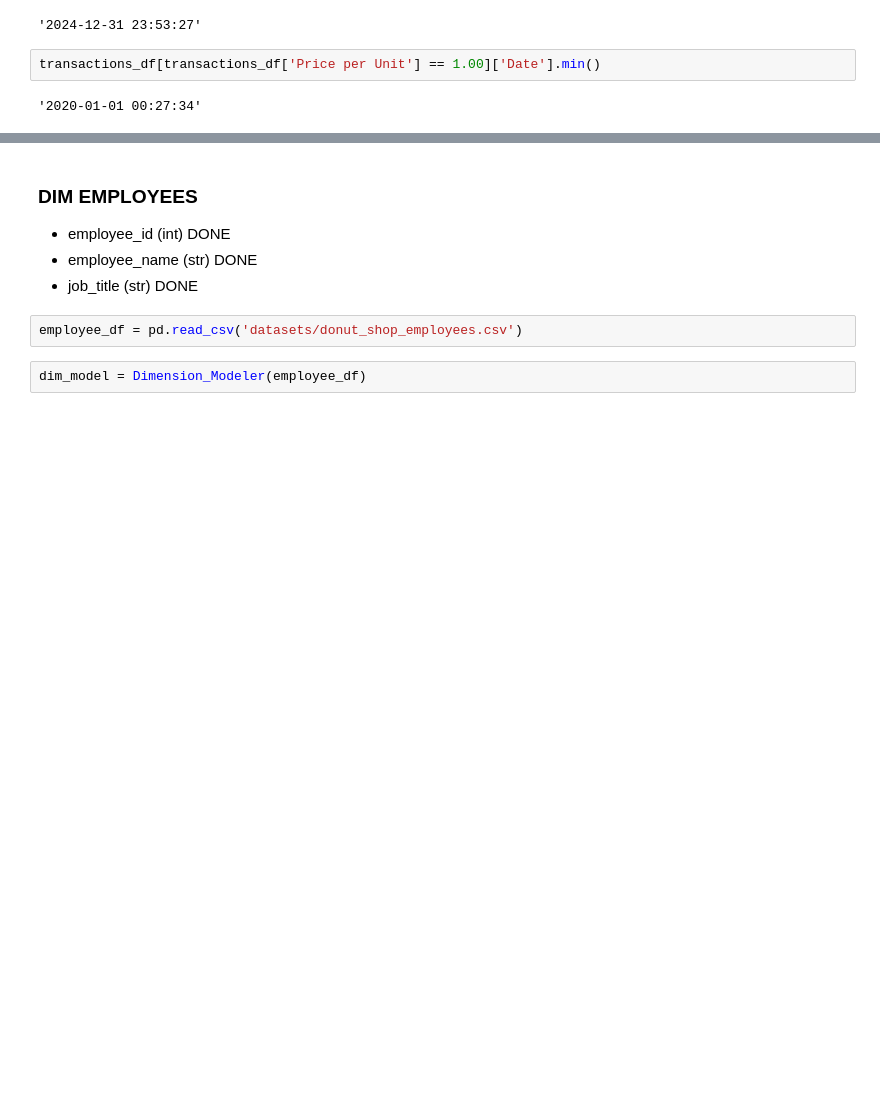
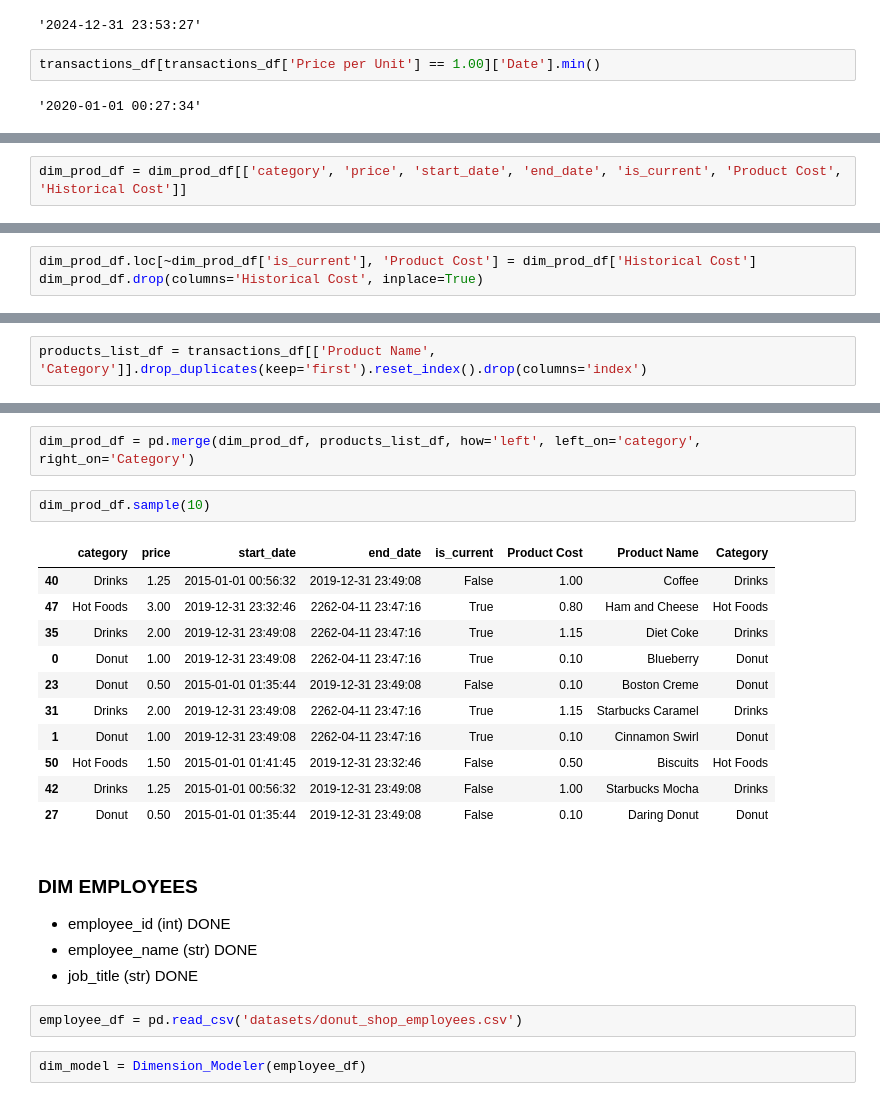
Before and after one commit to SaadNasir92/Donut-Shop-Dashboard, a Jupyter notebook: dataset_analysis.ipynb, the cells around one changed output, grey strips where cells are left out. Cells and saved outputs as stored; diff of their text form; blank space fills up the shorter version.

Commit message:
Finalized most of dim products table, need to add id columns and it is done.

```diff
--- a/dataset_analysis.ipynb
+++ b/dataset_analysis.ipynb
@@ -68,0 +170,2 @@ products_df[]
+# %%
+dim_prod_df = dim_prod_df[['category', 'price', 'start_date', 'end_date', 'is_current', 'Product Cost', 'Historical Cost']]
@@ -68,0 +182,3 @@ products_df[]
+# %%
+dim_prod_df.loc[~dim_prod_df['is_current'], 'Product Cost'] = dim_prod_df['Historical Cost']
+dim_prod_df.drop(columns='Historical Cost', inplace=True)
@@ -68,0 +214,2 @@ products_df[]
+# %%
+products_list_df = transactions_df[['Product Name', 'Category']].drop_duplicates(keep='first').reset_index().drop(columns='index')
@@ -69,3 +236,19 @@ products_df[]
+# %%
+dim_prod_df = pd.merge(dim_prod_df, products_list_df, how='left', left_on='category', right_on='Category')
+# %%
+dim_prod_df.sample(10)
+# %% [output]
+|  | category | price | start_date | end_date | is_current | Product Cost | Product Name | Category |
+| 40 | Drinks | 1.25 | 2015-01-01 00:56:32 | 2019-12-31 23:49:08 | False | 1.00 | Coffee | Drinks |
+| 47 | Hot Foods | 3.00 | 2019-12-31 23:32:46 | 2262-04-11 23:47:16 | True | 0.80 | Ham and Cheese | Hot Foods |
+| 35 | Drinks | 2.00 | 2019-12-31 23:49:08 | 2262-04-11 23:47:16 | True | 1.15 | Diet Coke | Drinks |
+| 0 | Donut | 1.00 | 2019-12-31 23:49:08 | 2262-04-11 23:47:16 | True | 0.10 | Blueberry | Donut |
+| 23 | Donut | 0.50 | 2015-01-01 01:35:44 | 2019-12-31 23:49:08 | False | 0.10 | Boston Creme | Donut |
+| 31 | Drinks | 2.00 | 2019-12-31 23:49:08 | 2262-04-11 23:47:16 | True | 1.15 | Starbucks Caramel | Drinks |
+| 1 | Donut | 1.00 | 2019-12-31 23:49:08 | 2262-04-11 23:47:16 | True | 0.10 | Cinnamon Swirl | Donut |
+| 50 | Hot Foods | 1.50 | 2015-01-01 01:41:45 | 2019-12-31 23:32:46 | False | 0.50 | Biscuits | Hot Foods |
+| 42 | Drinks | 1.25 | 2015-01-01 00:56:32 | 2019-12-31 23:49:08 | False | 1.00 | Starbucks Mocha | Drinks |
+| 27 | Donut | 0.50 | 2015-01-01 01:35:44 | 2019-12-31 23:49:08 | False | 0.10 | Daring Donut | Donut |
 # %% [markdown]
 ### DIM EMPLOYEES
 - employee_id (int) DONE
```
Also changed, not shown: parts of 33 cells of this notebook, 3 other files.
